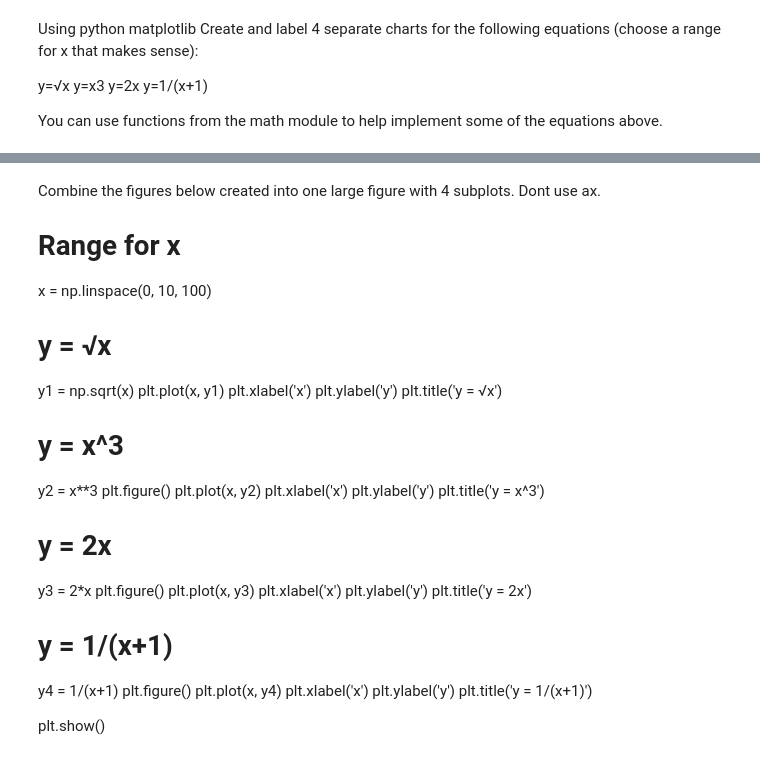
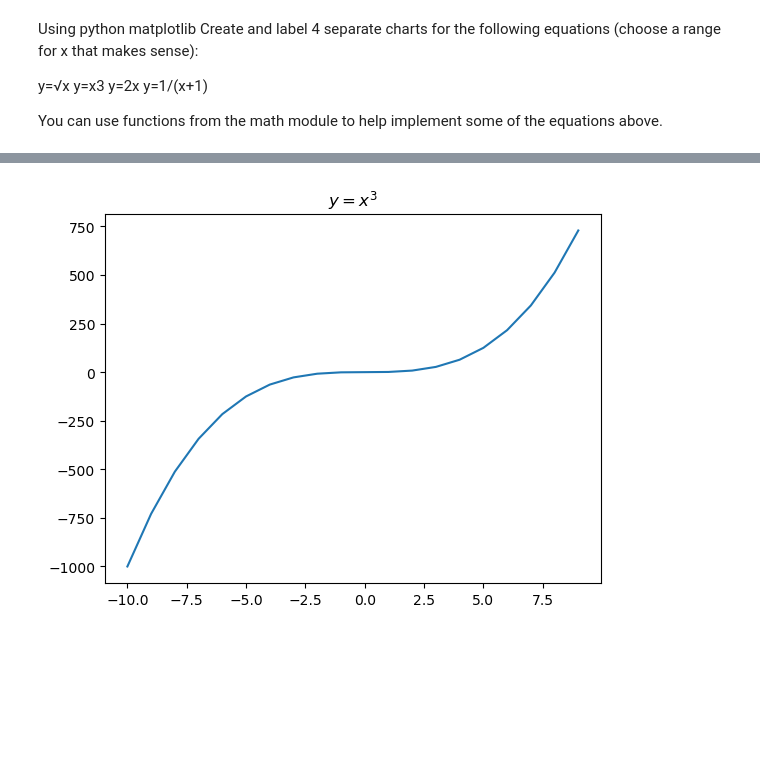
Before and after one commit to Brian-ONeil/numpy-pandas-visualization-exercises, a Jupyter notebook: matplotlib_exercises.ipynb, the cells around one changed output, grey strips where cells are left out. Drawn from its saved outputs; the diff is of its cells as text; code cells hidden in the pictures; blank space fills up the shorter version.

```diff
--- a/matplotlib_exercises.ipynb
+++ b/matplotlib_exercises.ipynb
@@ -85,38 +54,9 @@ plt.show()
-# %% [markdown]
-Combine the figures below created into one large figure with 4 subplots. Dont use ax.
-
-# Range for x
-x = np.linspace(0, 10, 100)
-
-# y = √x
-y1 = np.sqrt(x)
-plt.plot(x, y1)
-plt.xlabel('x')
-plt.ylabel('y')
-plt.title('y = √x')
-
-# y = x^3
-y2 = x**3
-plt.figure()
-plt.plot(x, y2)
-plt.xlabel('x')
-plt.ylabel('y')
-plt.title('y = x^3')
-
-# y = 2x
-y3 = 2*x
-plt.figure()
-plt.plot(x, y3)
-plt.xlabel('x')
-plt.ylabel('y')
-plt.title('y = 2x')
-
-# y = 1/(x+1)
-y4 = 1/(x+1)
-plt.figure()
-plt.plot(x, y4)
-plt.xlabel('x')
-plt.ylabel('y')
-plt.title('y = 1/(x+1)')
-
-plt.show()
+# %%
+x2 = np.array(range(-10,10))
+y2 = x2**3
+
+plt.plot(x2,y2)
+plt.title('$y = x^3$')
+plt.show()
+# %% [output]
+[figure, added]
```
Also changed, not shown: parts of 12 cells of this notebook, 5 other files.
